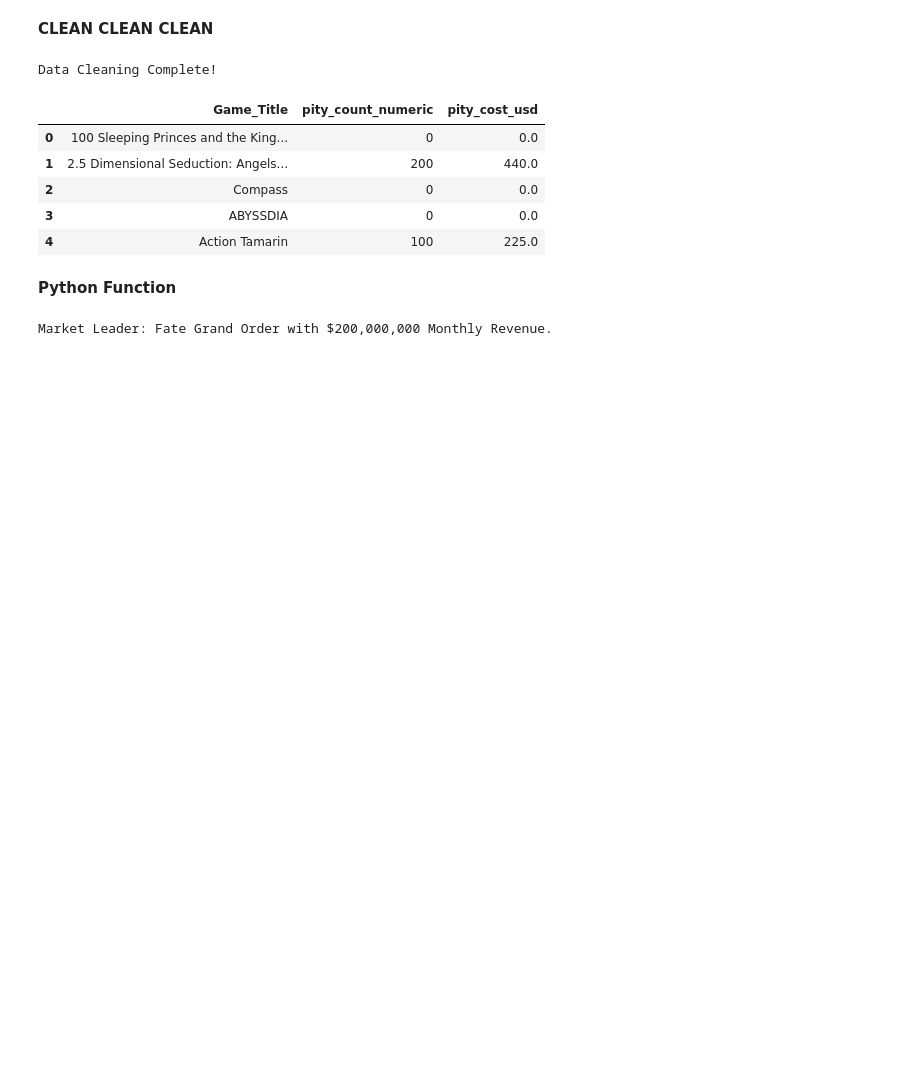
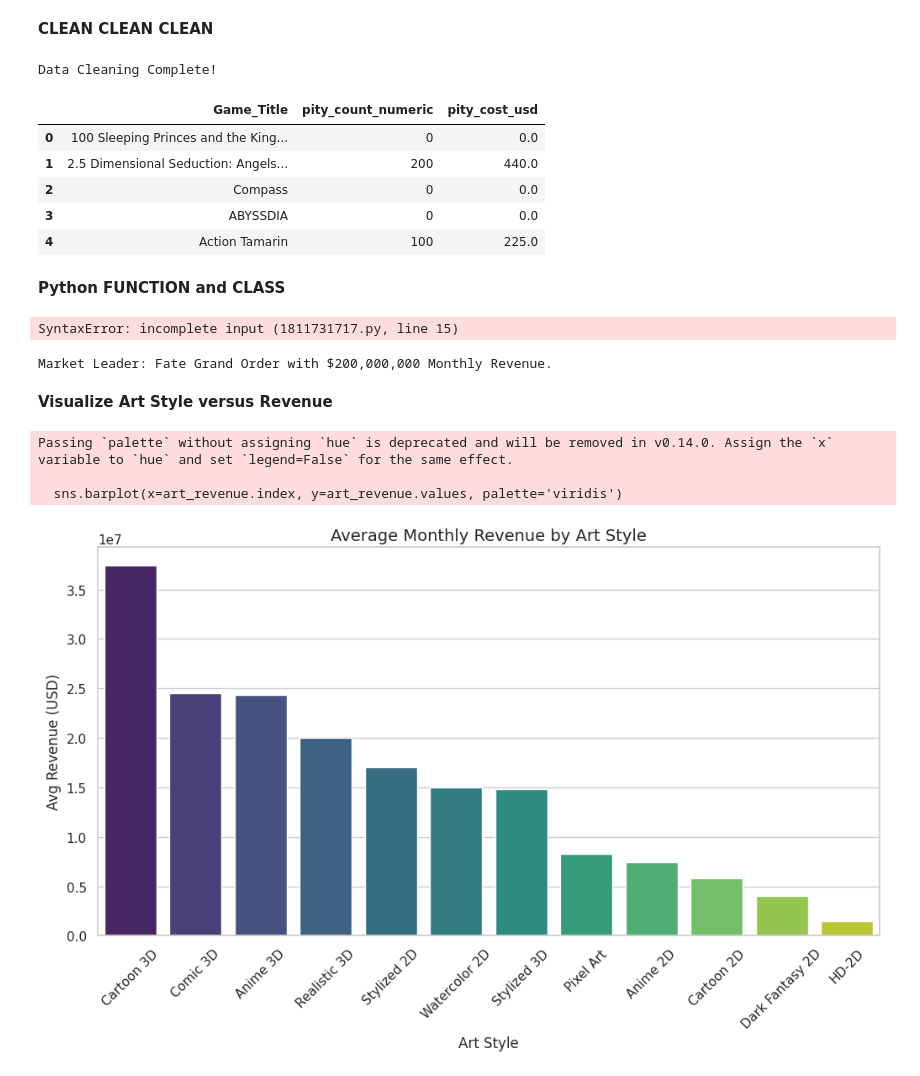
Before and after one commit to Halgratir/Gacha-Games, a Jupyter notebook: Gacha_Games.ipynb, the cells around one changed output. Cells and saved outputs as stored; diff of their text form; code cells hidden in the pictures; blank space fills up the shorter version.

```diff
--- a/Gacha_Games.ipynb
+++ b/Gacha_Games.ipynb
@@ -61,10 +61,10 @@ If the preview does not load on my github repo. Here is the link to view it: htt
 #Cleaning and transforming
 cols_to_fix = ['Monthly_Downloads', 'Lifetime_Downloads', 'Highest_Revenue_Monthly', 'Lowest_Revenue_Monthly']
 for col in cols_to_fix:
-  df[col] = pd.to_numeric(df[col], errors='coerce')
+  gacha_df[col] = pd.to_numeric(gacha_df[col], errors='coerce')
 
 #checking tables
-print(df.dtypes)
+print(gacha_df.dtypes)
 # %% [output]
 Game_Title                     object
 Art_Style                      object
@@ -87,17 +90,17 @@ dtype: object
 **CLEAN CLEAN CLEAN**
 # %%
 #Clean hard Pity Count by converting 'No' into 0
-df['pity_count_numeric'] = pd.to_numeric(df['Hard_Pity_Count'].replace('No', 0))
+gacha_df['pity_count_numeric'] = pd.to_numeric(gacha_df['Hard_Pity_Count'].replace('No', 0))
 
 #Calculate pity cost pulls (Pulls needed * Cost per pull)
-df['pity_cost_usd'] = df['pity_count_numeric'] * df['Currency_Cost_Per_Pull_USD']
+gacha_df['pity_cost_usd'] = gacha_df['pity_count_numeric'] * gacha_df['Currency_Cost_Per_Pull_USD']
 
 #Handle missing values/revenue
-df['Highest_Revenue_Monthly'] = df['Highest_Revenue_Monthly'].fillna(0)
-df['Monthly_Downloads'] = df['Monthly_Downloads'].fillna(0)
+gacha_df['Highest_Revenue_Monthly'] = gacha_df['Highest_Revenue_Monthly'].fillna(0)
+gacha_df['Monthly_Downloads'] = gacha_df['Monthly_Downloads'].fillna(0)
 
 print("Data Cleaning Complete!")
-df[['Game_Title', 'pity_count_numeric', 'pity_cost_usd']].head()
+gacha_df[['Game_Title', 'pity_count_numeric', 'pity_cost_usd']].head()
 # %% [output]
 Data Cleaning Complete!
 |  | Game_Title | pity_count_numeric | pity_cost_usd |
@@ -107,5 +110,23 @@ Data Cleaning Complete!
 | 3 | ABYSSDIA | 0 | 0.0 |
 | 4 | Action Tamarin | 100 | 225.0 |
 # %% [markdown]
-**Python Function**
+**Python FUNCTION and CLASS**
+# %%
+#python function
+def categorize_pity(count):
+  #categorizes the 'friendliness' of the pity system'
+  if count ==0:
+    return "No Guarantee"
+  elif count <= 90:
+    return "Player Friendly"
+  elif count <= 100:
+    return "Standard"
+  else:
+    return "Expensive"
+
+df['pity_tier'] = df['pity_count_numeric'].apply(categorize_pity)
+gacha_df['pity_category'] = gacha_df['hard_pity_count_num'].apply(categorize_pity)
+print(gacha_df[['Game_Title', 'pity_category']].head(10)
+# %% [output]
+SyntaxError: incomplete input (1811731717.py, line 15)
 # %%
@@ -136,3 +143,20 @@ analysis = GachaAnalysis(df)
 print(analysis.get_market_leader())
 # %% [output]
 Market Leader: Fate Grand Order with $200,000,000 Monthly Revenue.
+# %% [markdown]
+**Visualize Art Style versus Revenue**
+# %%
+#Group by art and revenue
+art_revenue = df.groupby('Art_Style')['Highest_Revenue_Monthly'].mean().sort_values(ascending=False)
+plt.figure(figsize=(12,6))
+sns.barplot(x=art_revenue.index, y=art_revenue.values, palette='viridis')
+plt.title('Average Monthly Revenue by Art Style', fontsize=14)
+plt.xlabel('Art Style')
+plt.ylabel('Avg Revenue (USD)')
+plt.xticks(rotation=45)
+plt.show()
+# %% [output]
+Passing `palette` without assigning `hue` is deprecated and will be removed in v0.14.0. Assign the `x` variable to `hue` and set `legend=False` for the same effect.
+
+  sns.barplot(x=art_revenue.index, y=art_revenue.values, palette='viridis')
+[figure, added]
```
Also changed, not shown: parts of 6 cells of this notebook.
